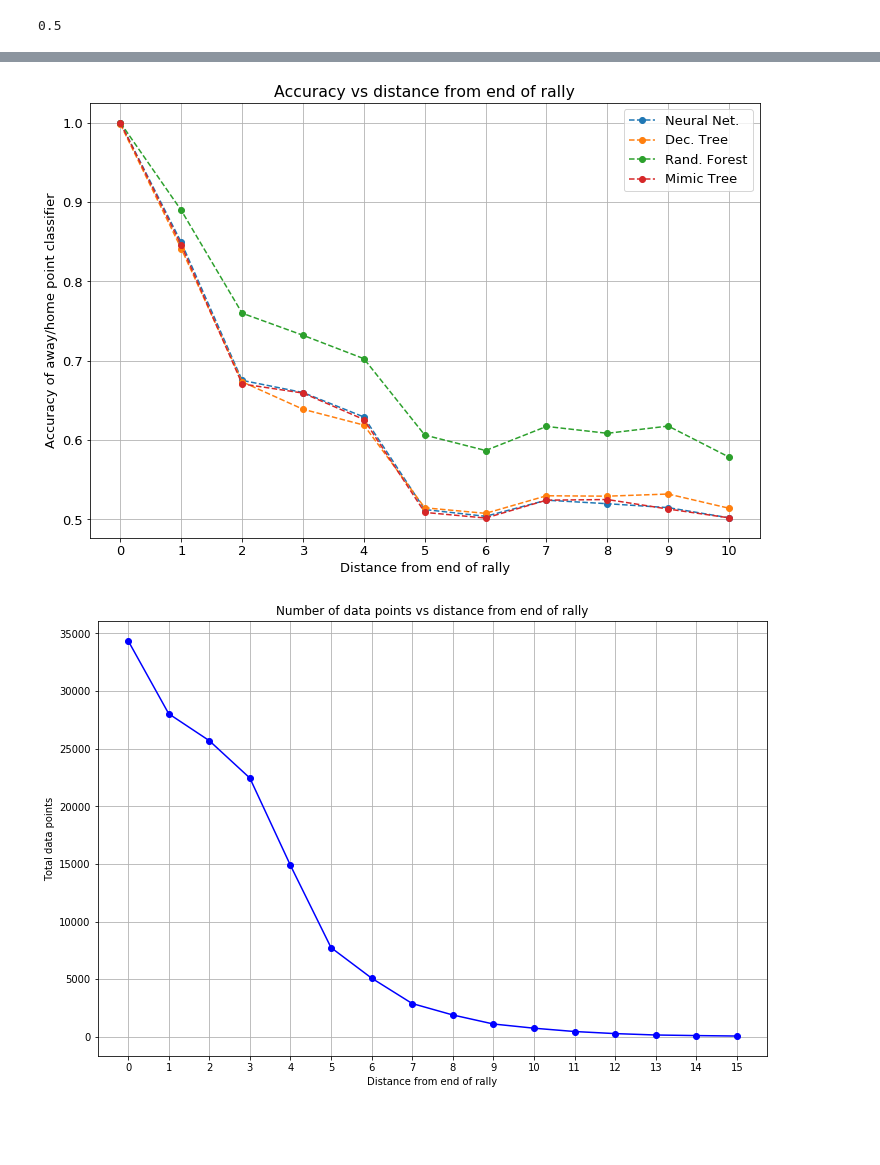
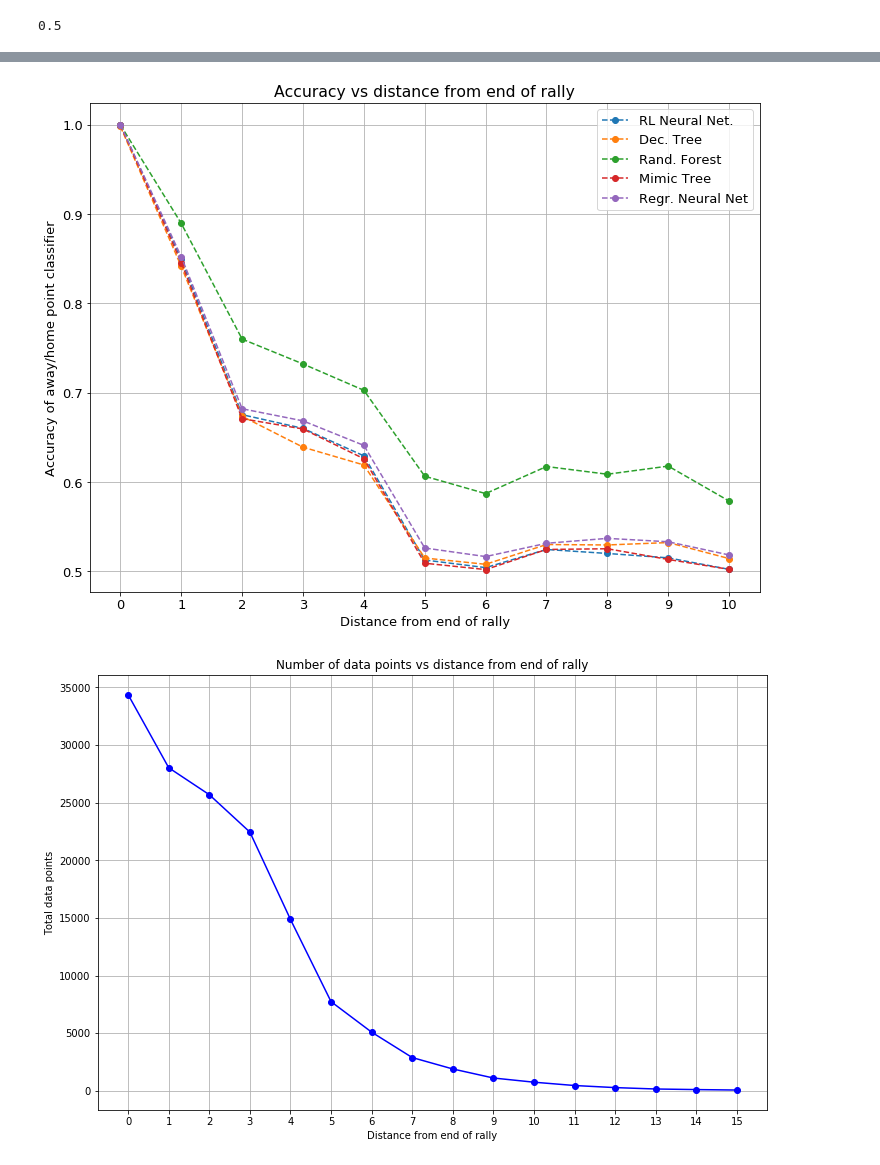
Before and after one commit to sfu-cl-lab/martin-project, a Jupyter notebook: notebook/Questions.ipynb, the cells around one changed output, grey strips where cells are left out. Cells and saved outputs as stored; diff of their text form; code cells hidden in the pictures; blank space fills up the shorter version.

```diff
--- a/notebook/Questions.ipynb
+++ b/notebook/Questions.ipynb
@@ -15,6 +15,7 @@ y_prob_tree = pickle.load(open('../output/y_probabilities_tree.pkl', 'rb'))
 q_tree = y_prob_tree[:,1]*2 - 1
 q_mimic = pickle.load(open('../output/q_values_mimictree.pkl', 'rb'))
 q_forest = pickle.load(open('../output/q_forest.pkl', 'rb'))
+q_nnreg = pickle.load(open('../output/nn_regr.pkl', 'rb'))
 # %%
 # fix team names
 vb.loc[vb.PlayerTeam=='TWU', 'PlayerTeam'] = 'Trinity Western'
@@ -447,6 +450,9 @@ nn_prob[:,1] = 1 - nn_prob[:,0]
 mimic_prob = np.zeros([len(vb),2])
 mimic_prob[:,0] = .5-.5*q_mimic
 mimic_prob[:,1] = 1 - mimic_prob[:,0]
+nnreg_prob = np.zeros([len(vb),2])
+nnreg_prob[:,0] = .5-.5*q_nnreg
+nnreg_prob[:,1] = 1 - nnreg_prob[:,0]
 # %%
 print(metrics.accuracy_score([1,0],[1,1]))
 # %% [output]
@@ -457,23 +463,28 @@ accs_nn = []
 accs_tree = []
 accs_forest = []
 accs_mimic = []
+accs_nnreg = []
 max_dist = 10
 
 true_labels = np.argmax(true_prob, axis=1)
 tree_labels = np.argmax(y_prob_tree, axis=1)
 forest_labels = np.argmax(y_prob_forest, axis=1)
 nn_labels = np.argmax(nn_prob, axis=1)
+nnreg_labels = np.argmax(nnreg_prob, axis=1)
 mimic_labels = np.argmax(mimic_prob, axis=1)
+nnreg_labels = np.argmax(nnreg_prob, axis=1)
 
 print('Tree accuracy:', metrics.accuracy_score(true_labels, tree_labels))
 print('Forest accuracy:', metrics.accuracy_score(true_labels, forest_labels))
 print('NN accuracy:', metrics.accuracy_score(true_labels, nn_labels))
 print('Mimic accuracy:', metrics.accuracy_score(true_labels, mimic_labels))
+print('Regr NN accuracy:', metrics.accuracy_score(true_labels, nnreg_labels))
 
 print('\nTree log loss:', metrics.log_loss(true_prob, y_prob_tree))
 print('Forest log loss:', metrics.log_loss(true_prob, y_prob_forest))
 print('NN log loss:', metrics.log_loss(true_prob, nn_prob))
 print('Mimic log loss:', metrics.log_loss(true_prob, mimic_prob))
+print('Regr NN log loss:', metrics.log_loss(true_prob, nnreg_prob))
 
 for dist in range(0,max_dist+1):
     cond = (vb.RewardDistance == dist)
@@ -481,7 +492,8 @@ for dist in range(0,max_dist+1):
     accs_forest.append(metrics.accuracy_score(true_labels[cond], forest_labels[cond]))
     accs_nn.append(metrics.accuracy_score(true_labels[cond], nn_labels[cond]))
     accs_mimic.append(metrics.accuracy_score(true_labels[cond], mimic_labels[cond]))
-plt.figure(figsize=(12,8))
+    accs_nnreg.append(metrics.accuracy_score(true_labels[cond], nnreg_labels[cond]))
+plt.figure(figsize=(12,9))
 plt.rcParams.update({'font.size': 13})
 plt.title('Accuracy vs distance from end of rally')
 plt.grid(True)
@@ -492,7 +504,8 @@ plt.plot(range(0,max_dist+1), accs_nn,'o--')
 plt.plot(range(0,max_dist+1), accs_tree,'o--')
 plt.plot(range(0,max_dist+1), accs_forest,'o--')
 plt.plot(range(0,max_dist+1), accs_mimic,'o--')
-plt.legend(['Neural Net.','Dec. Tree','Rand. Forest','Mimic Tree'])
+plt.plot(range(0,max_dist+1), accs_nnreg,'o--')
+plt.legend(['RL Neural Net.','Dec. Tree','Rand. Forest','Mimic Tree', 'Regr. Neural Net'])
 plt.savefig('acc_vs_dist.pdf', format='pdf')
 plt.show()
 # %% [output]
@@ -508,4 +523,4 @@ Mimic log loss: 0.43004899895525994
-[figure, old version]
+[figure, new version]
 # %%
 import matplotlib.pyplot as plt
 totals = []
```
Also changed, not shown: parts of 4 cells of this notebook, 6 other files.
